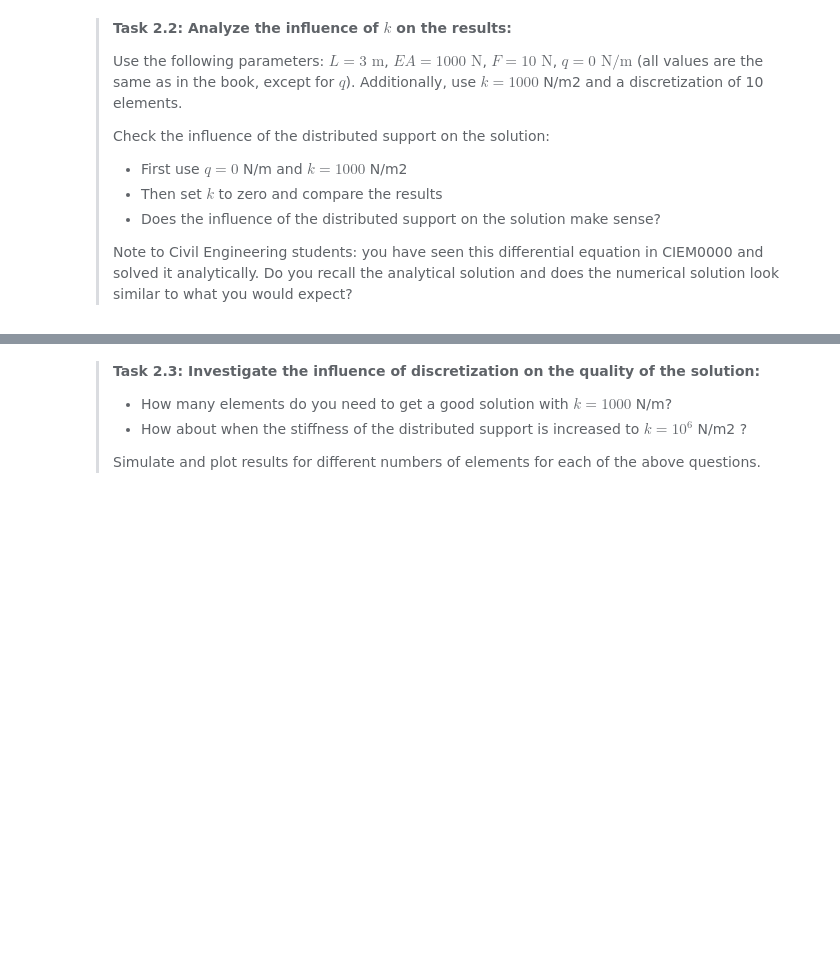
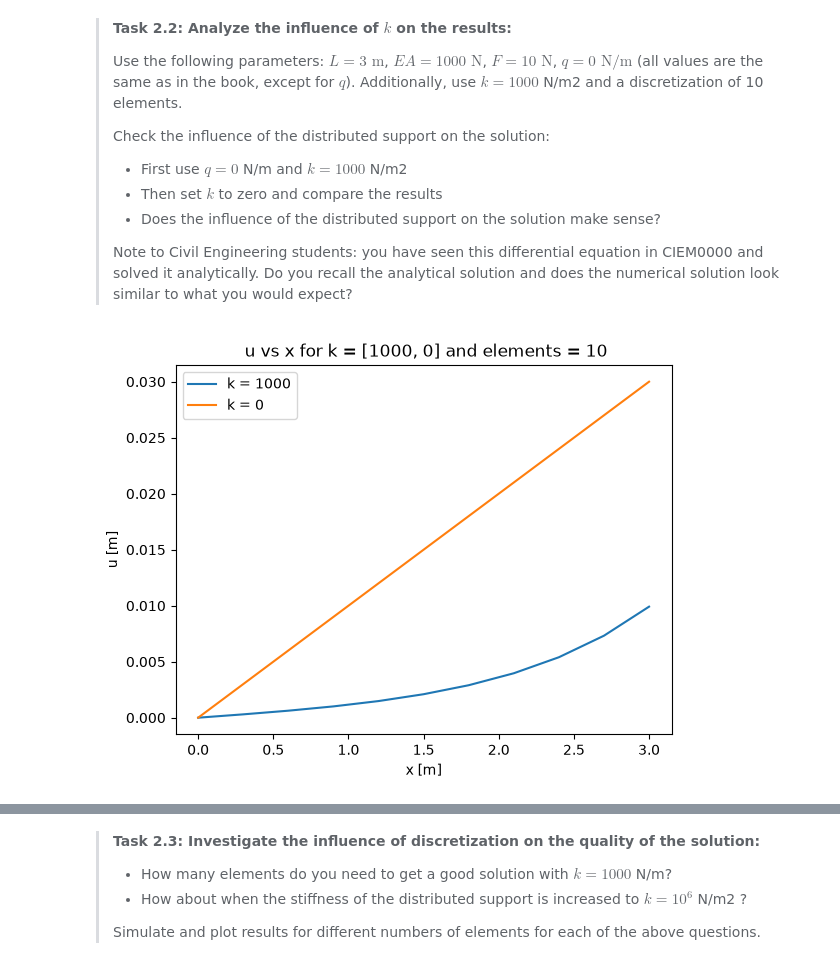
Before and after one commit to NickZhou21/WS2.2, a Jupyter notebook: all_files_WS_2_2/WS_2_2.ipynb, the cells around one changed output, grey strips where cells are left out. Cells and saved outputs as stored; diff of their text form; code cells hidden in the pictures; blank space fills up the shorter version.

```diff
--- a/all_files_WS_2_2/WS_2_2.ipynb
+++ b/all_files_WS_2_2/WS_2_2.ipynb
@@ -54,0 +109,5 @@ import matplotlib.pyplot as plt
+# %%
+def get_nodes_for_element(ie):
+    return np.array([ie,ie+1])
+    elnodes = get_nodes_for_element(i)
+    K_global[np.ix_(elnodes, elnodes)] += get_element_matrix(EA, k, dx)
@@ -55,3 +129,18 @@ import matplotlib.pyplot as plt
+# %%
+# Returns the global f vector with continuous forces on a rod
+# - The length of the rod "rod_length"
+# - The number of elements "n_el"
+# - The force on the rod "EA"
+def assemble_global_f(rod_length, n_el, q):
+    n_DOF = n_el+1
+    dx = rod_length/n_el
+    f_global = np.zeros(n_DOF)
+
+    for i in range(n_el):
+        elnodes = get_nodes_for_element(i)
+        f_global[elnodes] += get_element_force(q, dx)
+
+    return f_global
 # %% [markdown]
 > **Task 2.2: Analyze the influence of $k$ on the results:**
 >
@@ -66,7 +155,49 @@ import matplotlib.pyplot as plt
 > Note to Civil Engineering students: you have seen this differential equation in CIEM0000 and solved it analytically. Do you recall the analytical solution and does the numerical solution look similar to what you would expect?
 # %%
 # use the simulate function to get displacements
-### YOUR CODE HERE ###
+def simulate(n_element,    # number of elements
+             length=3,     # length of the domain
+             EA=1e3,       # axial stiffness
+             F_right=10,   # load applied at x=L
+             q_load=0,     # distributed load
+             k = 1000      # stiffness of the distributed spring
+    ):
 
-# plot u versus x for both cases
-### YOUR CODE HERE ###
+    n_node = n_element + 1 # number of nodes
+
+    dx = length/n_element
+    x = np.linspace(0,length,n_node)
+
+    # Assmemble K for the rod problem
+    K = assemble_global_K(length, n_element, EA, k)
+
+    # Assemble f first with distributed load only
+    f = assemble_global_f(length, n_element, q_load)
+
+    # Add boundary conditions to f
+    f[n_node-1] += F_right
+
+    # Initialize vector u with displacements
+    u = np.zeros(n_node)
+
+    # Solve the system for unknown displacements
+    K_inv = np.linalg.inv(K[1:n_node, 1:n_node])
+    u[1:n_node] = np.dot(K_inv, f[1:n_node])
+
+    return x, u
+
+# Plot u versus x for k = 1000 and k = 0 on the same axes
+elemnts = 10
+plt.figure()
+k = [1000, 0]
+x1, u1 = simulate(elemnts, k=k[0])
+x2, u2 = simulate(elemnts, k=k[1])
+plt.plot(x1, u1, label=f'k = {k[0]}')
+plt.plot(x2, u2, label=f'k = {k[1]}')
+plt.title(f' u vs x for k = {k} and elements = {elemnts}')
+plt.xlabel('x [m]')
+plt.ylabel('u [m]')
+plt.legend()
+plt.show();
+# %% [output]
+[figure, added]
```
Also changed, not shown: parts of 9 cells of this notebook.
